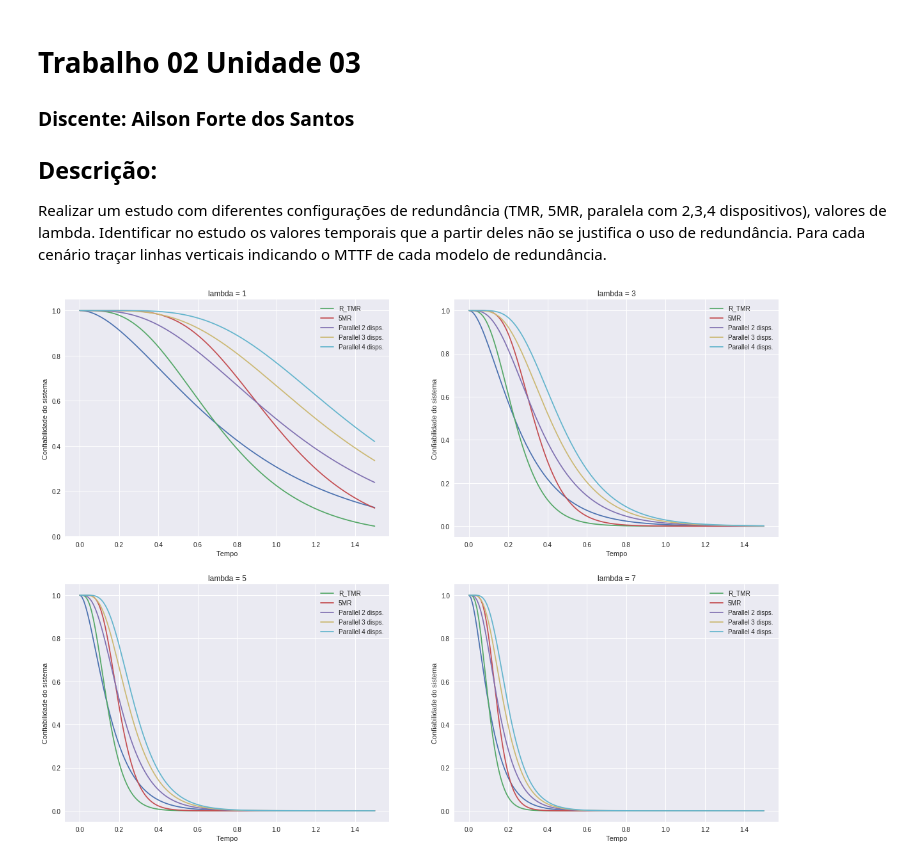
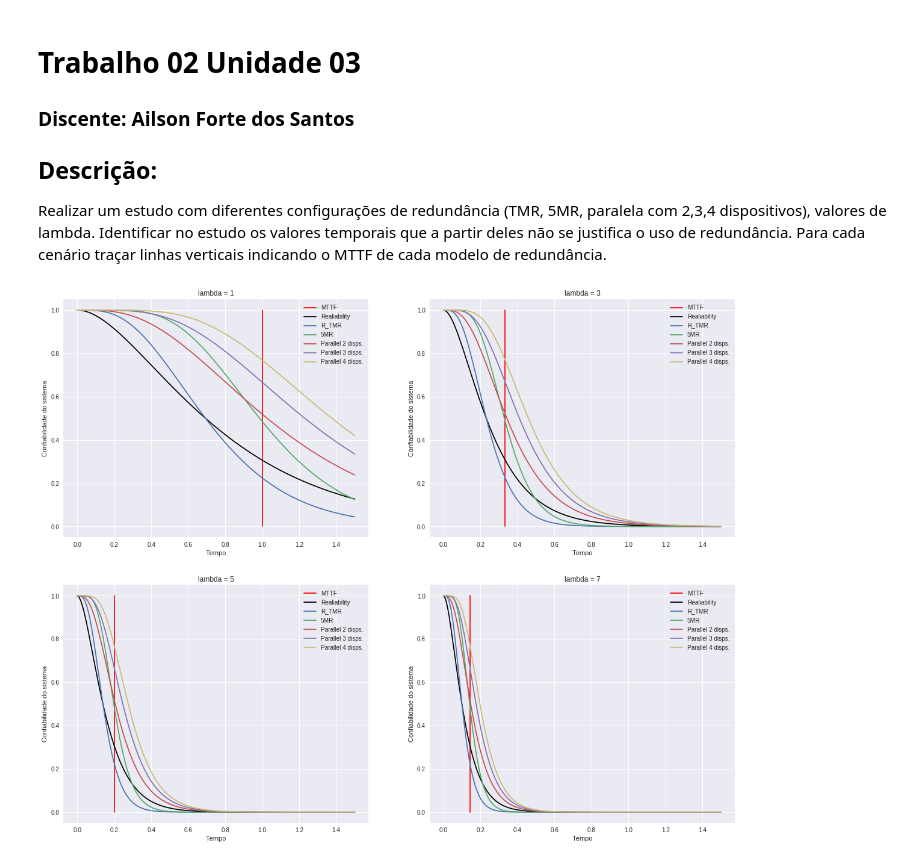
Before and after one commit to ailsonfds/IMD0033_Probabilidade, a Jupyter notebook: Atividades/Unidade 03/Trabalho 02 Unidade 03.ipynb, the cells around one changed output. Drawn from its saved outputs; the diff is of its cells as text; code cells hidden in the pictures.

```diff
--- a/Atividades/Unidade 03/Trabalho 02 Unidade 03.ipynb
+++ b/Atividades/Unidade 03/Trabalho 02 Unidade 03.ipynb
@@ -19,6 +19,9 @@ def combination(n, p):
 def TMR(R, n):
     tmr = [ combination(n,i)*(R**i)*((1-R)**(n-i)) for i in range(2,n+1)]
     return np.sum(tmr)
+# %%
+def MTTF(l):
+    return 1/l
 # %%
 def plot_relaiabilities(ax,l):
     T = [t/100.0 for t in range(151)]
@@ -28,10 +31,13 @@ def plot_relaiabilities(ax,l):
     R_2_disps = [1 - ((1-r)**2) for r in R]
     R_3_disps = [1 - ((1-r)**3) for r in R]
     R_4_disps = [1 - ((1-r)**4) for r in R]
+    mttf_v_line = [MTTF(l) for t in T]
+    mttf_y = [i/150 for i in range(151)]
 
     sns.set()
 
-    ax.plot(T,R)
+    ax.plot(mttf_v_line,mttf_y,'red',label='MTTF')
+    ax.plot(T,R,'black',label='Realiability')
     ax.plot(T,R_TMR,label='R_TMR')
     ax.plot(T,R_5MR,label='5MR')
     ax.plot(T,R_2_disps,label='Parallel 2 disps.')
@@ -43,17 +49,14 @@ def plot_relaiabilities(ax,l):
     ax.set_title('lambda = ' + str(l))
     ax.legend(loc=0)
     return ax
-# %%
-fig = plt.figure(figsize=(20,15))
-ax_lambda_1 = fig.add_subplot(2,2,1)
-ax_lambda_3 = fig.add_subplot(2,2,2)
-ax_lambda_5 = fig.add_subplot(2,2,3)
-ax_lambda_7 = fig.add_subplot(2,2,4)
-ax_lambda_1 = plot_relaiabilities(ax_lambda_1, 1)
-ax_lambda_3 = plot_relaiabilities(ax_lambda_3, 3)
-ax_lambda_5 = plot_relaiabilities(ax_lambda_5, 5)
-ax_lambda_7 = plot_relaiabilities(ax_lambda_7, 7)
-
-plt.show()
-# %% [output]
-[figure, removed]
+# %%
+n = 4 ## Número de gráficos  a ser plotados
+cols = 2 ## Número de colunas
+rows = math.ceil(n/2) ## Número de linhas
+fig = plt.figure(figsize=(20,n*4))
+for i in range(n):
+    ax = fig.add_subplot(rows,cols,i+1)
+    ax = plot_relaiabilities(ax, 2*i+1)
+plt.show()
+# %% [output]
+[figure, added]
```
